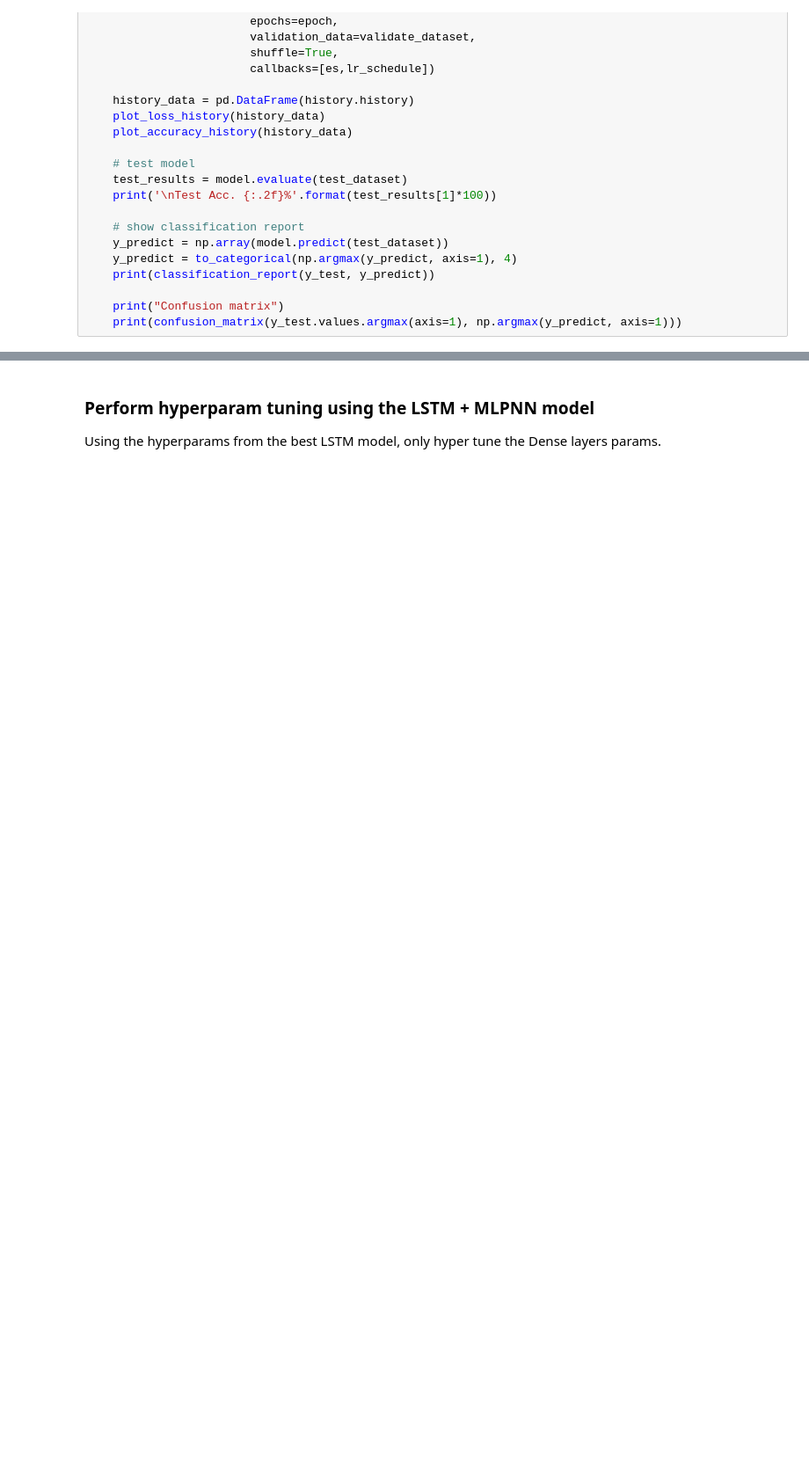
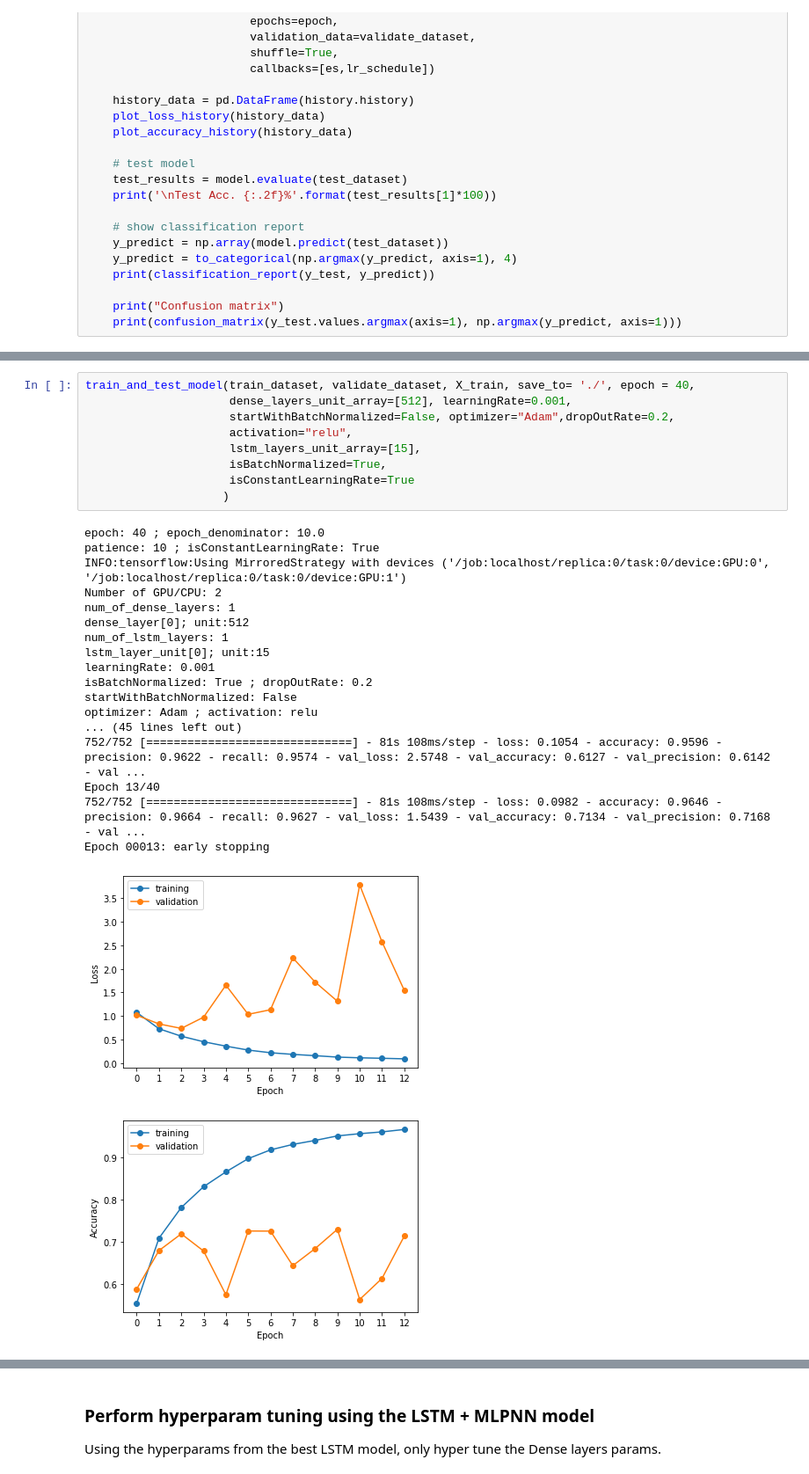
Before and after one commit to ronaldlee/eeg-feature-generation, a Jupyter notebook: final/LSTM_MLPNN_model_on_GAMEEMO_features_dataset.ipynb, the cells around one changed output, grey strips where cells are left out. Shown: that part at 88% size. Cells and saved outputs as stored; diff of their text form; blank space fills up the shorter version.

```diff
--- a/final/LSTM_MLPNN_model_on_GAMEEMO_features_dataset.ipynb
+++ b/final/LSTM_MLPNN_model_on_GAMEEMO_features_dataset.ipynb
@@ -239,0 +295,29 @@ train_and_test_model(train_dataset, validate_dataset, X_train, save_to= './', ep
+# %%
+train_and_test_model(train_dataset, validate_dataset, X_train, save_to= './', epoch = 40,
+                     dense_layers_unit_array=[512], learningRate=0.001,
+                     startWithBatchNormalized=False, optimizer="Adam",dropOutRate=0.2,
+                     activation="relu",
+                     lstm_layers_unit_array=[15],
+                     isBatchNormalized=True,
+                     isConstantLearningRate=True
+                    )
+# %% [output]
+epoch: 40 ; epoch_denominator: 10.0
+patience: 10 ; isConstantLearningRate: True
+INFO:tensorflow:Using MirroredStrategy with devices ('/job:localhost/replica:0/task:0/device:GPU:0', '/job:localhost/replica:0/task:0/device:GPU:1')
+Number of GPU/CPU: 2
+num_of_dense_layers: 1
+dense_layer[0]; unit:512
+num_of_lstm_layers: 1
+lstm_layer_unit[0]; unit:15
+learningRate: 0.001
+isBatchNormalized: True ; dropOutRate: 0.2
+startWithBatchNormalized: False
+optimizer: Adam ; activation: relu
+... (45 lines left out)
+752/752 [==============================] - 81s 108ms/step - loss: 0.1054 - accuracy: 0.9596 - precision: 0.9622 - recall: 0.9574 - val_loss: 2.5748 - val_accuracy: 0.6127 - val_precision: 0.6142 - val ...
+Epoch 13/40
+752/752 [==============================] - 81s 108ms/step - loss: 0.0982 - accuracy: 0.9646 - precision: 0.9664 - recall: 0.9627 - val_loss: 1.5439 - val_accuracy: 0.7134 - val_precision: 0.7168 - val ...
+Epoch 00013: early stopping
+[figure, added]
+[figure, added]
```
Also changed, not shown: parts of 10 cells of this notebook, 2 other files.
